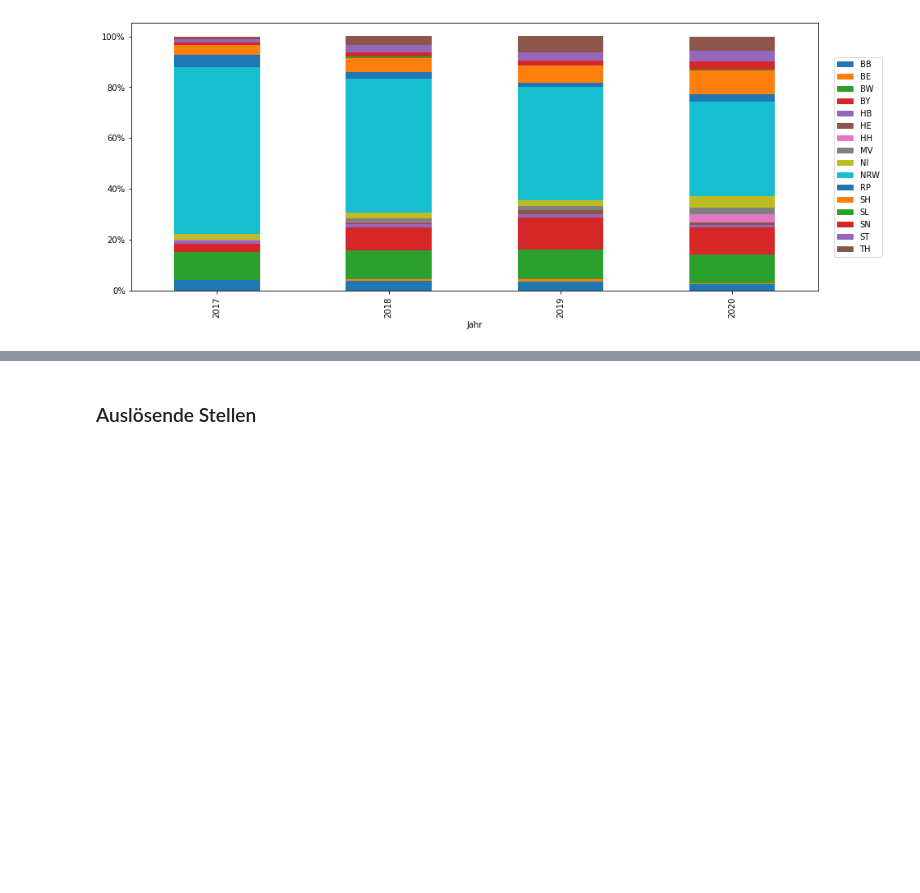
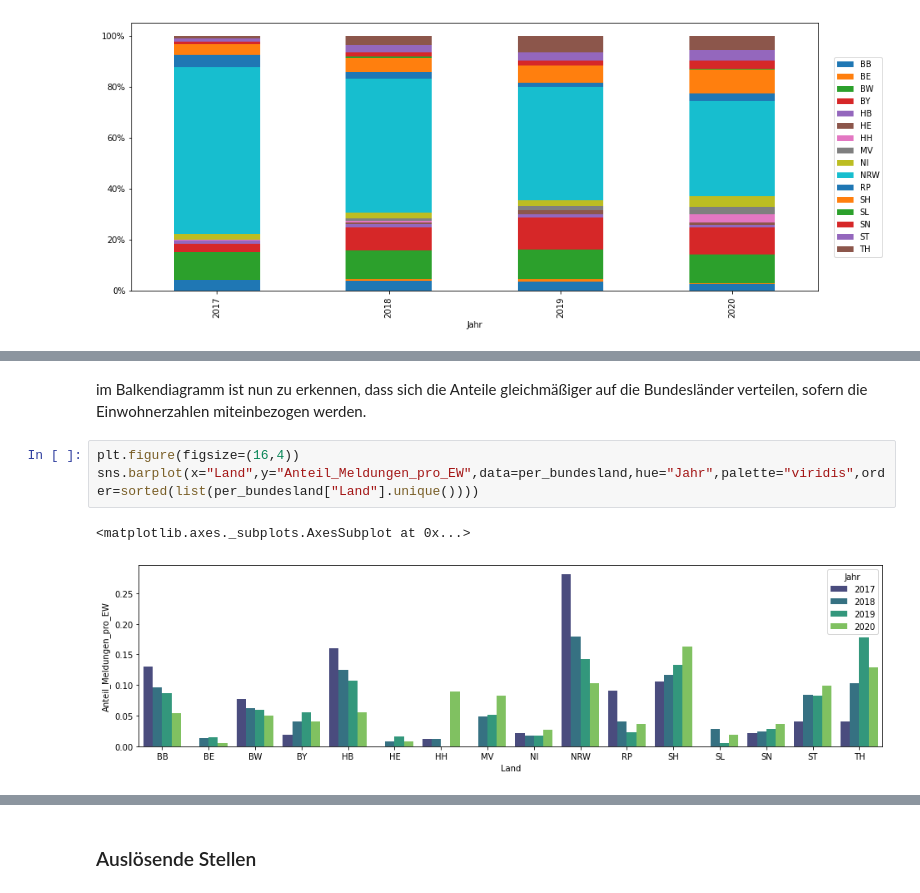
Before and after one commit to orSpec/MoWaS_NINA_Analyse_V2, a Jupyter notebook: analysis/Analyse_Meldungen.ipynb, the cells around one changed output, grey strips where cells are left out. Drawn from its saved outputs; the diff is of its cells as text; blank space fills up the shorter version.

```diff
--- a/analysis/Analyse_Meldungen.ipynb
+++ b/analysis/Analyse_Meldungen.ipynb
@@ -228,0 +288,8 @@ l = plt.legend(loc='right',bbox_to_anchor=(0.5, 0.25, 0.6, 0.5))
+# %% [markdown]
+im Balkendiagramm ist nun zu erkennen, dass sich die Anteile gleichmäßiger auf die Bundesländer verteilen, sofern die Einwohnerzahlen miteinbezogen werden.
+# %%
+plt.figure(figsize=(16,4))
+sns.barplot(x="Land",y="Anteil_Meldungen_pro_EW",data=per_bundesland,hue="Jahr",palette="viridis",order=sorted(list(per_bundesland["Land"].unique())))
+# %% [output]
+<matplotlib.axes._subplots.AxesSubplot at 0x...>
+[figure, added]
```
Also changed, not shown: parts of 19 cells of this notebook, 2 other files.
